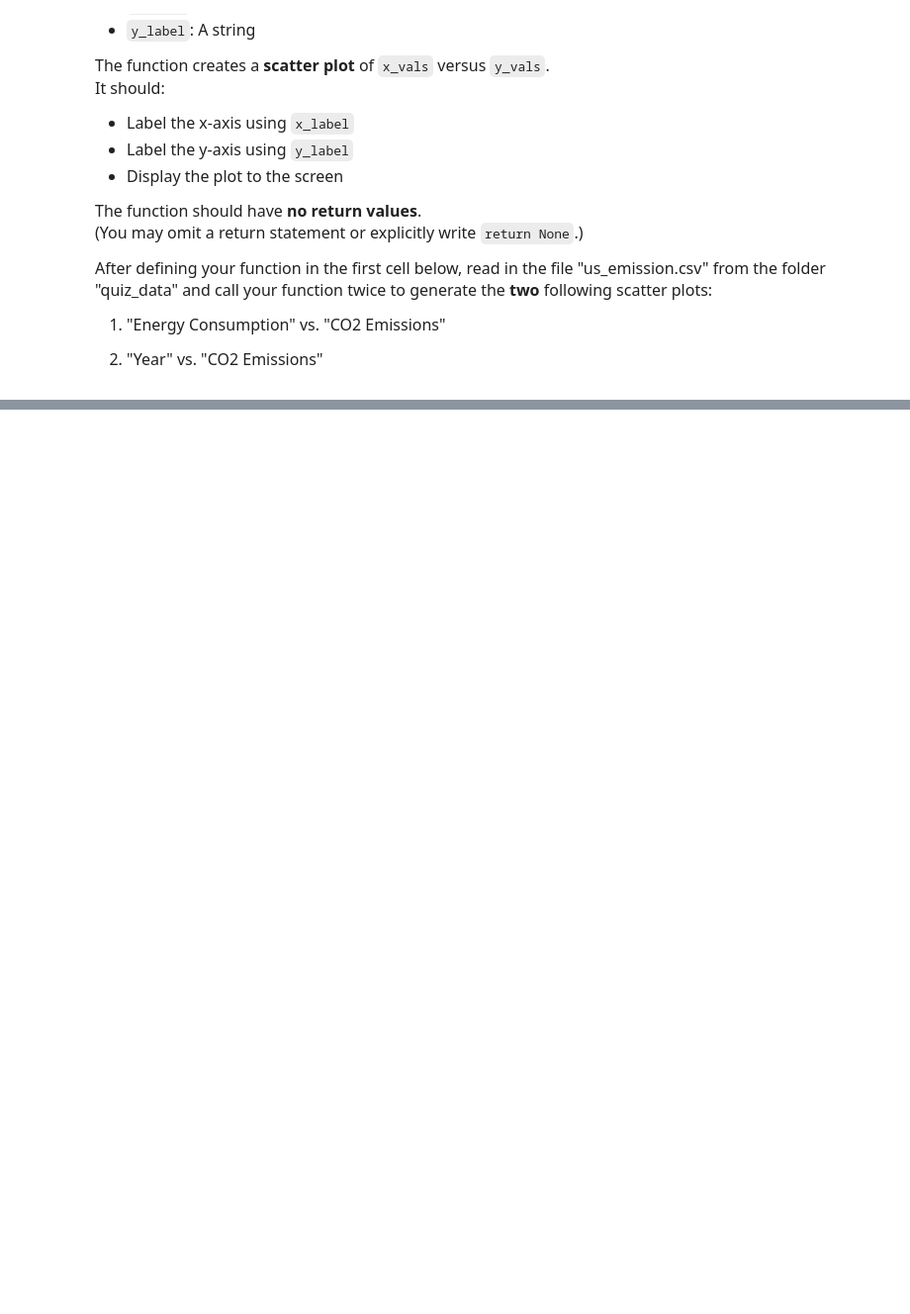
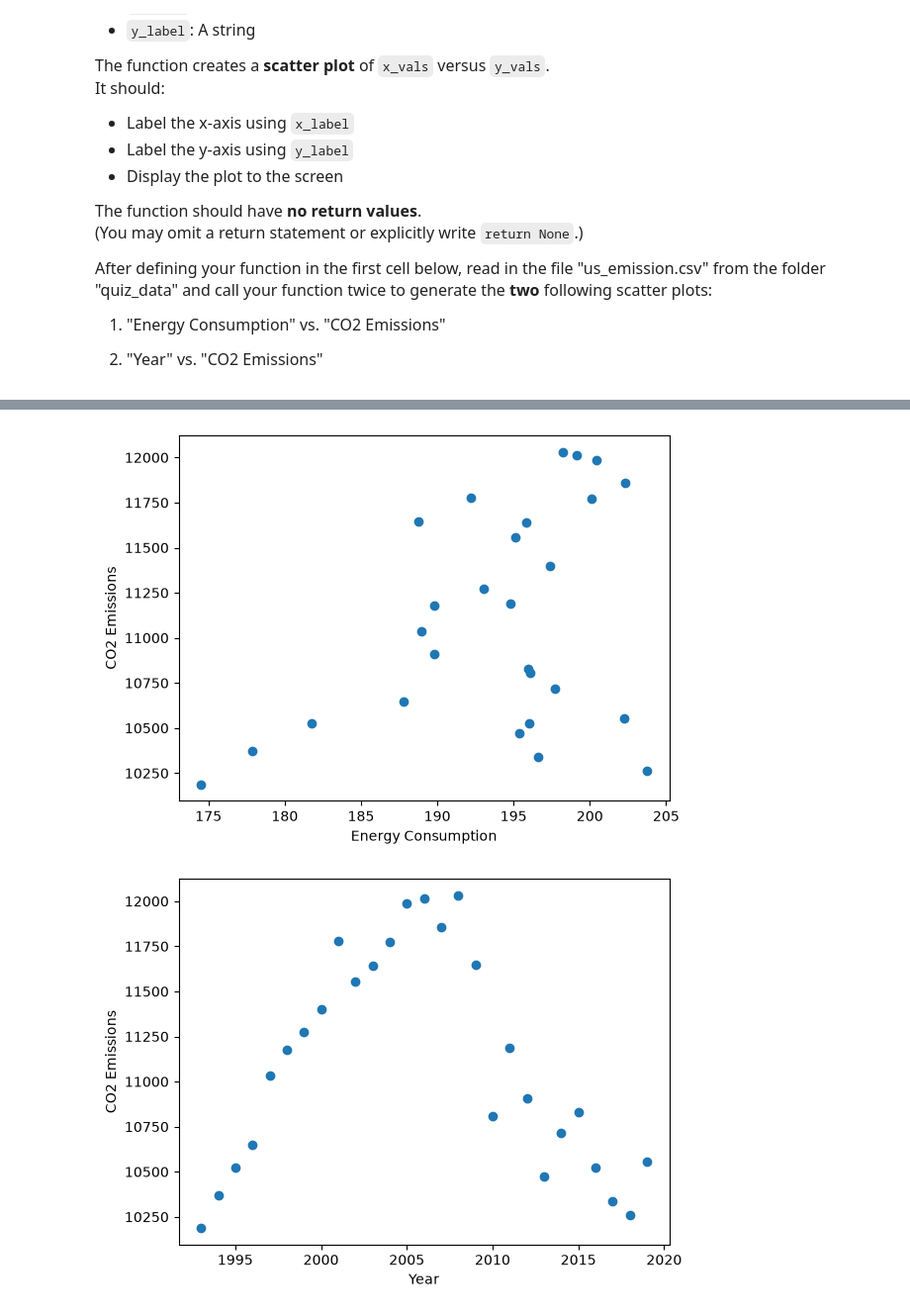
Before and after one commit to niyatiravi/datasci151fall2026, a Jupyter notebook: _quizzes/practice_quiz_3/practice_quiz_3.ipynb, the cells around one changed output, grey strips where cells are left out. Shown at 99% size. Drawn from its saved outputs; the diff is of its cells as text; code cells hidden in the pictures; blank space fills up the shorter version.

```diff
--- a/_quizzes/practice_quiz_3/practice_quiz_3.ipynb
+++ b/_quizzes/practice_quiz_3/practice_quiz_3.ipynb
@@ -190,4 +267,9 @@ import matplotlib.pyplot as plt
 # %%
 import pandas as pd
 
 # read in the us_emission.csv dataset, and call your function twice to generate two scatter plots
+plot(df["Energy_consumption"], df["CO2_emission"], "Energy Consumption", "CO2 Emissions" )
+plot(df["Year"], df["CO2_emission"], "Year", "CO2 Emissions")
+# %% [output]
+[figure, added]
+[figure, added]
```
Also changed, not shown: parts of 7 cells of this notebook, 3 other files.
